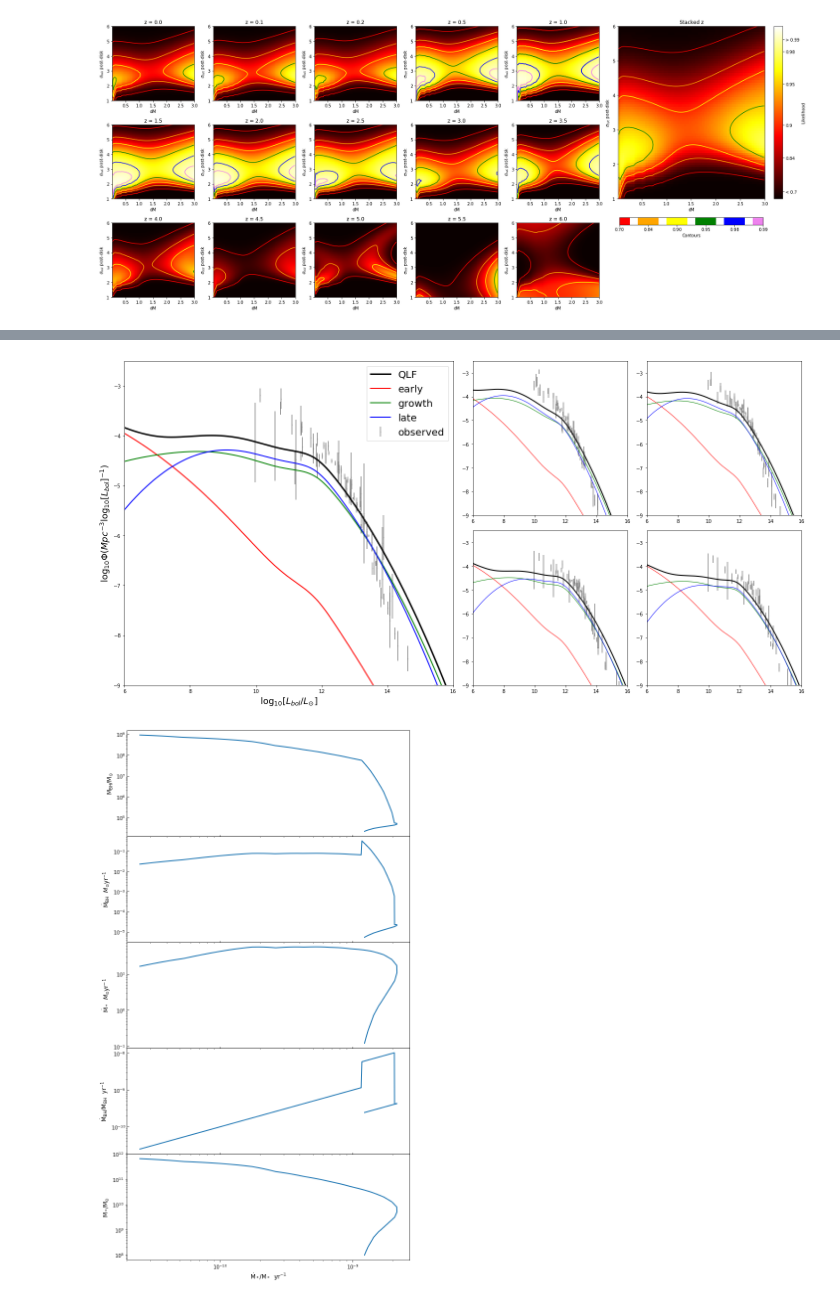
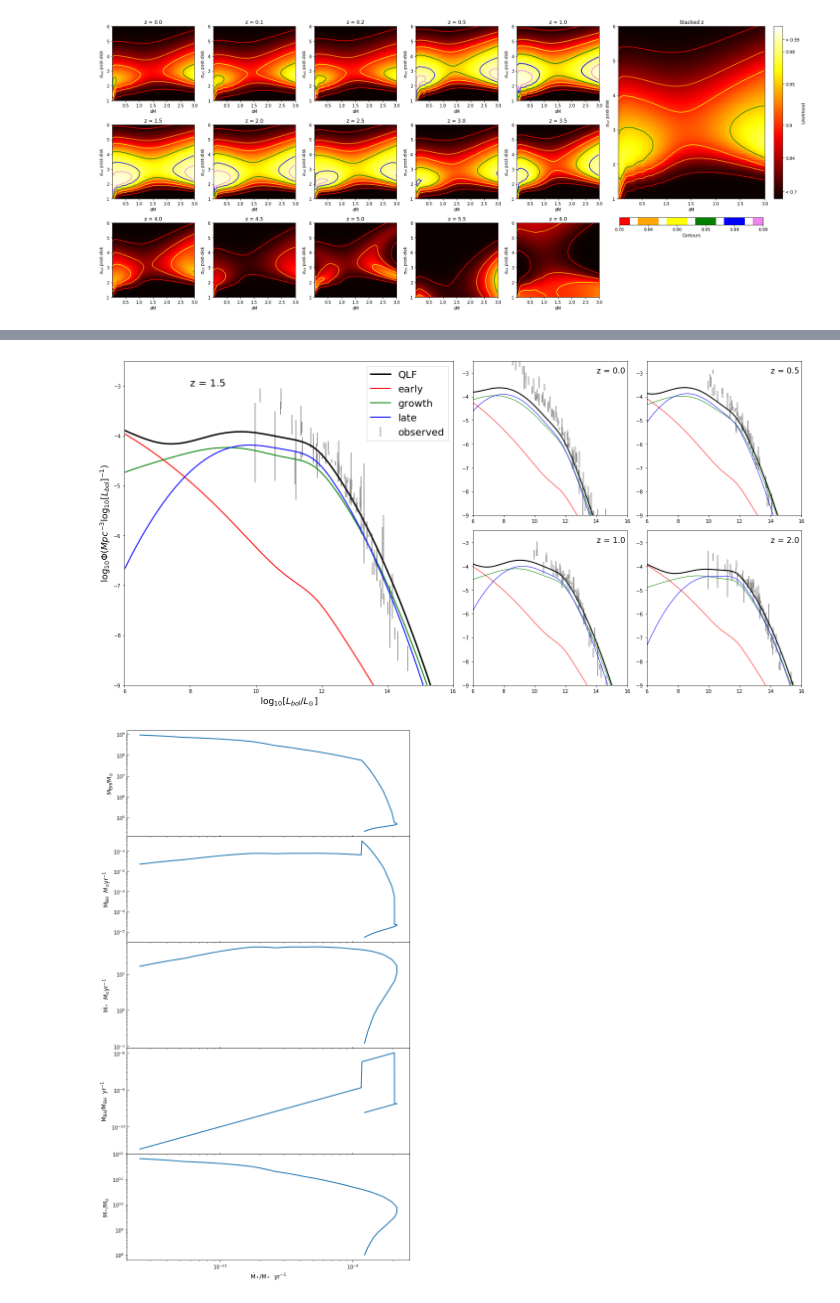
Before and after one commit to megantillman/get_QLF, a Jupyter notebook: paper_plots.ipynb, the cells around one changed output, grey strips where cells are left out. Saved outputs shown, nothing was run; the diff lists cells and outputs as text; code cells hidden in the pictures.

```diff
--- a/paper_plots.ipynb
+++ b/paper_plots.ipynb
@@ -11,5 +11,4 @@ from mpl_toolkits.axes_grid.inset_locator import inset_axes
 #%matplotlib widget
 zlist = [0.0, 0.1, 0.2, 0.5, 1.0, 1.5, 2.0, 2.5, 3.0, 3.5, 4.0, 4.5, 5.0, 5.5, 6.0]
 for z in zlist:
-    qlf = QLF(z, 10000)
-    print(z, qlf.max_halo, qlf.max_stell, qlf.zparams['beta'])
+    qlf = QLF(z, 0.01)
@@ -410,22 +461,22 @@ plt.savefig('paper-plots/chi2_grid_2param.pdf')
 # %%
 fig = plt.figure(figsize=(20,10))
 gs = gridspec.GridSpec(2, 4)
-
+lums = np.linspace(5,18,1000)
 z = 1.5
+siglnX = [5,2.5]
 ax1 = fig.add_subplot(gs[0:, 0:2])
-qlf = QLF(z, 500)
+qlf = QLF(z, 0.01)
 qlf.get_dNdlnMstar(0.7)
 qlf.get_SMBM(0.3)
-qlf.LumBins = np.linspace(6,18,1000)
-qlf.get_dNdlnL([5,3])
-xm, ym = qlf.LumBins, np.log10(qlf.dNdlnL * np.log(10))
+qlf.get_dNdlnL(lums, siglnX)
+xm, ym = lums, np.log10(qlf.dNdlnL * np.log(10))
 ax1.plot(xm, ym, c='k',lw=3, label='QLF')
 
 totearly = []
 totgrowth = []
 totlate = []
 
-for i, o in zip(qlf.individual, qlf.FOb):
+for i, o in zip(qlf.intvals, qlf.FOb):
     totearly.append((1-o) * np.sum(i[qlf.early]))
     totgrowth.append((1-o) * np.sum(i[qlf.growth]))
     totlate.append((1-o) * np.sum(i[qlf.late]))
@@ -440,40 +491,42 @@ ax1.errorbar(x, y, yerr = yerr, fmt = 'o', markersize = .5, c='gray', label = 'o
 
 ax1.axis([6,16,-9,-2.5])
 ax1.set_xlabel(r'$\log_{10} [L_{bol}/L_{\odot}]$', fontsize=18)
 ax1.set_ylabel(r'$\log_{10} \Phi (Mpc^{-3} \log_{10} [L_{bol}]^{-1})$', fontsize =18)
 ax1.legend(fontsize = 20)
+ax1.text(8,-3, 'z = '+str(z), fontsize = 20)
 
 
-for z, i, j in zip([0.5,1.0,2.0,2.5],[0,0,1,1],[2,3,2,3]):
+for z, i, j in zip([0.0,0.5,1.0,2.0],[0,0,1,1],[2,3,2,3]):
     ax = fig.add_subplot(gs[i, j], sharex = ax1, sharey = ax1)
-    qlf = QLF(z, 500)
+    qlf = QLF(z, 0.01)
     qlf.get_dNdlnMstar(0.7)
     qlf.get_SMBM(0.3)
-    qlf.LumBins = np.linspace(6,18,1000)
-    qlf.get_dNdlnL([5,3])
-    xm, ym = qlf.LumBins, np.log10(qlf.dNdlnL * np.log(10))
+    qlf.get_dNdlnL(lums, siglnX)
+    xm, ym = lums, np.log10(qlf.dNdlnL * np.log(10))
     ax.plot(xm, ym, c='k',lw=2)
 
     totearly = []
     totgrowth = []
     totlate = []
 
-    for i, o in zip(qlf.individual, qlf.FOb):
+    for i, o in zip(qlf.intvals, qlf.FOb):
         totearly.append((1-o) * np.sum(i[qlf.early]))
         totgrowth.append((1-o) * np.sum(i[qlf.growth]))
         totlate.append((1-o) * np.sum(i[qlf.late]))
 
     ax.plot(xm, np.log10(np.asarray(totearly) * np.log(10)), c='r', label='early',lw=1)
     ax.plot(xm, np.log10(np.asarray(totgrowth) * np.log(10)), c='green', label='growth',lw=1)
     ax.plot(xm, np.log10(np.asarray(totlate) * np.log(10)), c='b', label='late',lw=1)
 
 
     x, y , yerr = grab_obs(z)
     ax.errorbar(x, y, yerr = yerr, fmt = 'o', markersize = .15, c='gray', label = 'observed')
     ax.axis([6,16,-9,-2.5])
+    ax.text(14,-3, 'z = '+str(z), fontsize = 16)
 plt.tight_layout()
+plt.savefig('plots/paper-plots/QLF_byeye_lowz.pdf')
 # %% [output]
-[figure, old version]
+[figure, new version]
 # %%
 # qlf = QLF(1.5, 500)
 # qlf.get_dNdlnMstar(0.7)
```
Also changed, not shown: parts of 7 cells of this notebook, 24 other files.
